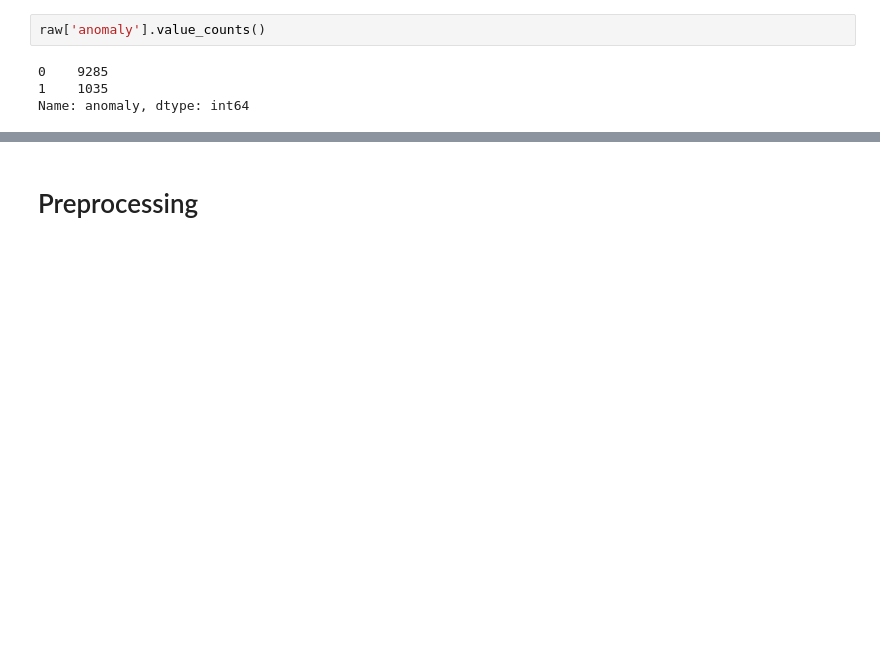
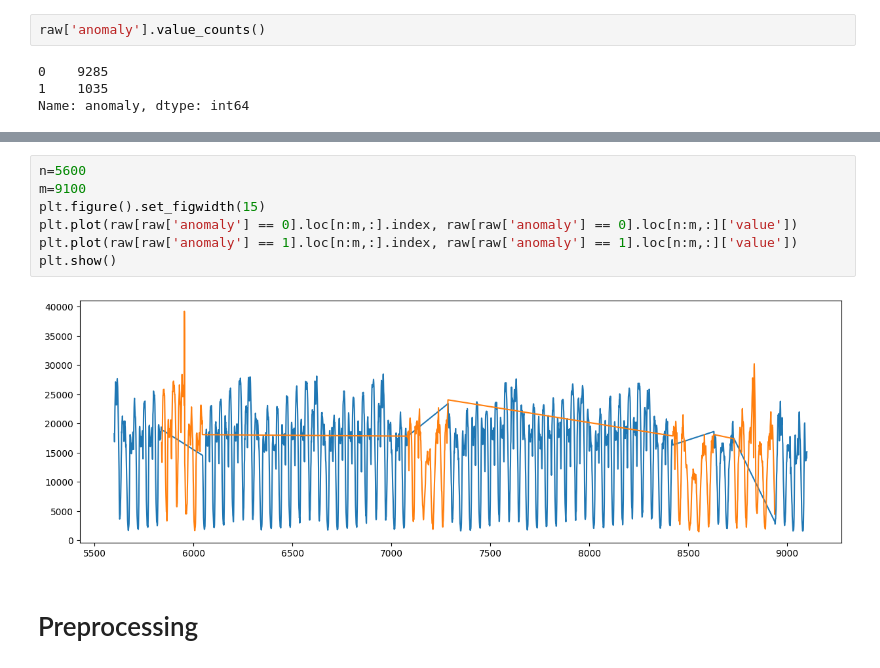
Before and after one commit to fatyanosa/iiwas2023, a Jupyter notebook: nyc_taxi.ipynb, the cells around one changed output, grey strips where cells are left out. Saved outputs shown, nothing was run; the diff lists cells and outputs as text; blank space fills up the shorter version.

```diff
--- a/nyc_taxi.ipynb
+++ b/nyc_taxi.ipynb
@@ -81,3 +92,12 @@ Name: anomaly, dtype: int64
+# %%
+n=5600
+m=9100
+plt.figure().set_figwidth(15)
+plt.plot(raw[raw['anomaly'] == 0].loc[n:m,:].index, raw[raw['anomaly'] == 0].loc[n:m,:]['value'])
+plt.plot(raw[raw['anomaly'] == 1].loc[n:m,:].index, raw[raw['anomaly'] == 1].loc[n:m,:]['value'])
+plt.show()
+# %% [output]
+[figure, added]
 # %% [markdown]
 # Preprocessing
 # %%
```
Also changed, not shown: parts of 22 cells of this notebook, 2 other files.
